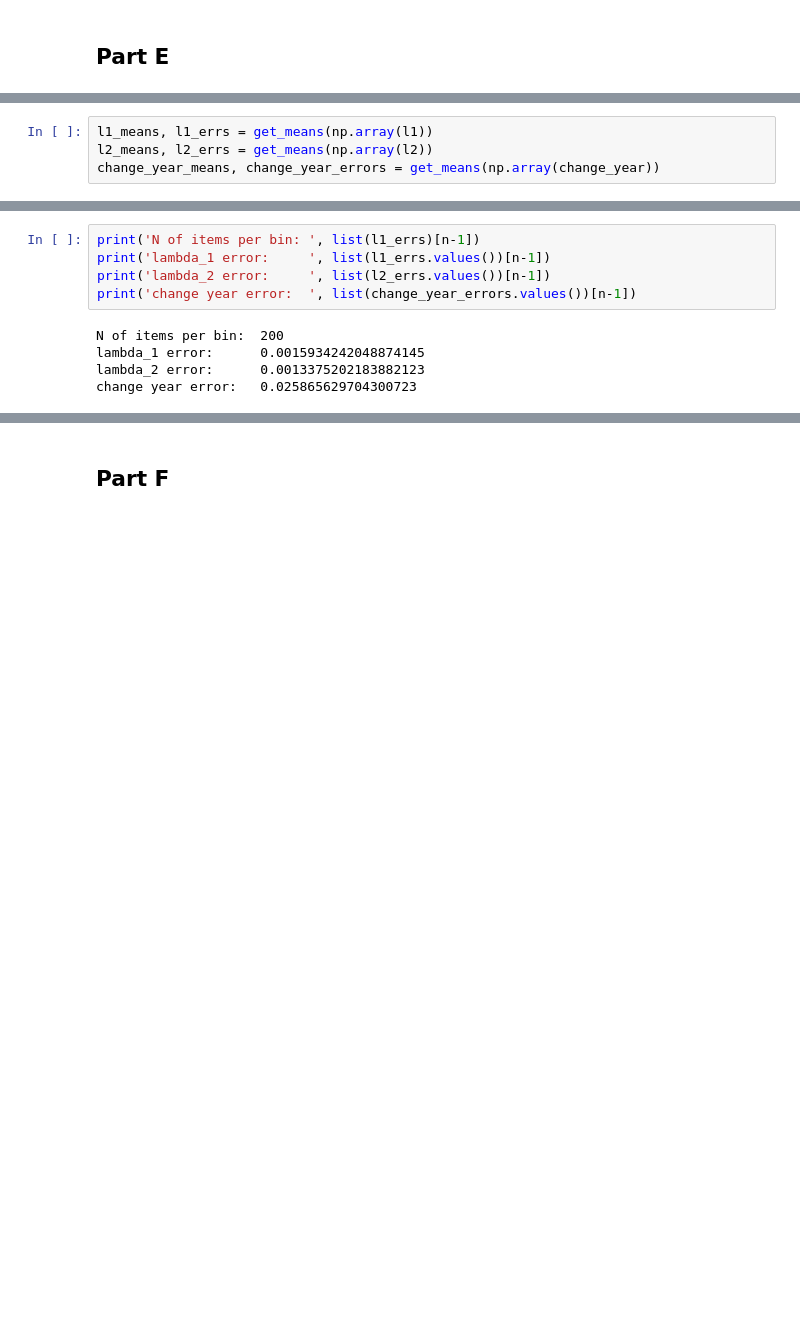
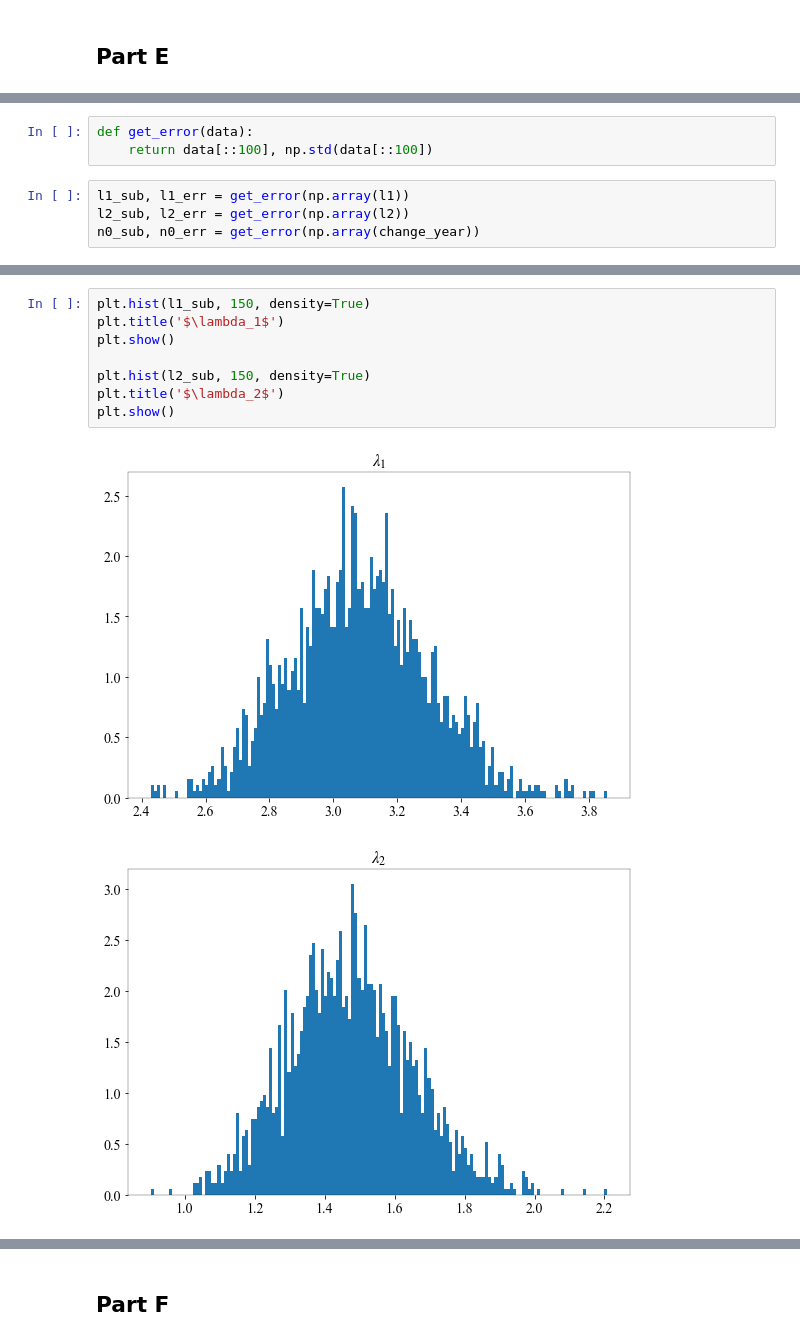
Before and after one commit to ADLeonelli/phys139-final, a Jupyter notebook: phys139_final/phys139_final.ipynb, the cells around one changed output, grey strips where cells are left out. Drawn from its saved outputs; the diff is of its cells as text; blank space fills up the shorter version.

Commit message:
Fixes errors.

```diff
--- a/phys139_final/phys139_final.ipynb
+++ b/phys139_final/phys139_final.ipynb
@@ -257,4 +233,7 @@ def get_means(data):
+# %%
+def get_error(data):
+    return data[::100], np.std(data[::100])
 # %%
-l1_means, l1_errs = get_means(np.array(l1))
-l2_means, l2_errs = get_means(np.array(l2))
-change_year_means, change_year_errors = get_means(np.array(change_year))
+l1_sub, l1_err = get_error(np.array(l1))
+l2_sub, l2_err = get_error(np.array(l2))
+n0_sub, n0_err = get_error(np.array(change_year))
@@ -290,10 +240,11 @@ rcParams['axes.grid']=False
-# %%
-print('N of items per bin: ', list(l1_errs)[n-1])
-print('lambda_1 error:     ', list(l1_errs.values())[n-1])
-print('lambda_2 error:     ', list(l2_errs.values())[n-1])
-print('change year error:  ', list(change_year_errors.values())[n-1])
-# %% [output]
-N of items per bin:  200
-lambda_1 error:      0.0015934242048874145
-lambda_2 error:      0.0013375202183882123
-change year error:   0.025865629704300723
+# %%
+plt.hist(l1_sub, 150, density=True)
+plt.title('$\lambda_1$')
+plt.show()
+
+plt.hist(l2_sub, 150, density=True)
+plt.title('$\lambda_2$')
+plt.show()
+# %% [output]
+[figure, added]
+[figure, added]
```
Also changed, not shown: parts of 16 cells of this notebook, 3 other files.
